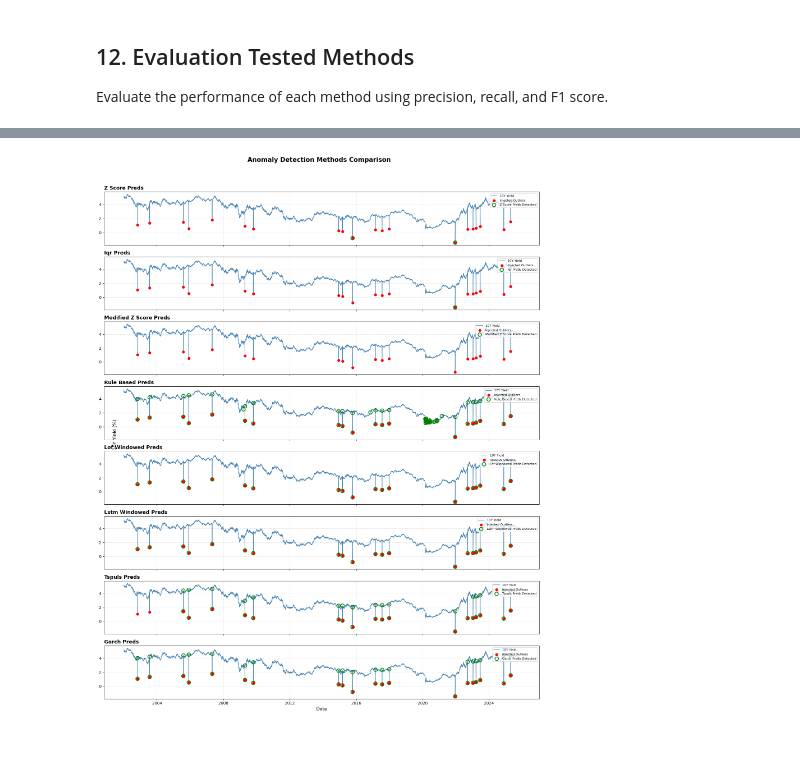
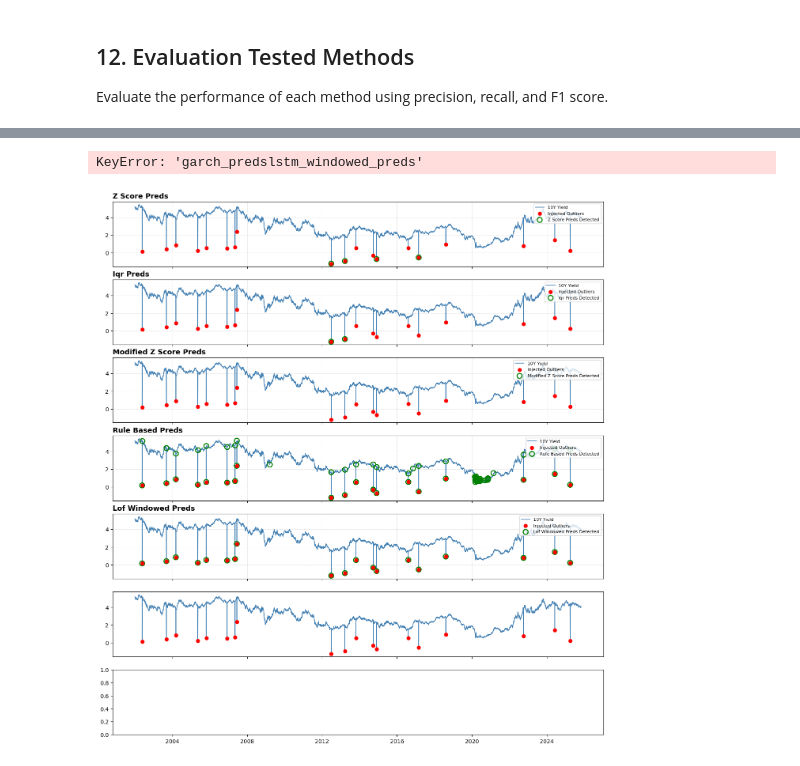
Before and after one commit to Merijn68/outlier-detection, a Jupyter notebook: notebooks/market_data_outlier_detection.ipynb, the cells around one changed output, grey strips where cells are left out. Saved outputs shown, nothing was run; the diff lists cells and outputs as text; code cells hidden in the pictures.

```diff
--- a/notebooks/market_data_outlier_detection.ipynb
+++ b/notebooks/market_data_outlier_detection.ipynb
@@ -603,9 +601,9 @@ methods = [
     'modified_z_score_preds',
     'rule_based_preds',
     'lof_windowed_preds',
+    'garch_preds',
     'lstm_windowed_preds',
     'tspuls_preds',
-    'garch_preds'
 ]
 
 # Create subplots
@@ -614,31 +612,32 @@ fig, axes = plt.subplots(len(methods), 1, figsize=(16, 2.5 * len(methods)), shar
 for i, method in enumerate(methods):
     ax = axes[i]
 
     # Plot base line
     ax.plot(df.index, df['10Y'], color='steelblue', linewidth=1.2, label='10Y Yield')
 
     # Plot injected outliers
     ax.scatter(df.index[df['outlier'] == 1],
                df['10Y'][df['outlier'] == 1],
                color='red', s=40, label='Injected Outliers', zorder=5)
 
     # Plot model detections
     ax.scatter(df.index[df[method] == 1],
                df['10Y'][df[method] == 1],
                facecolors='none', edgecolors='green', s=80, linewidth=1.8,
                label=f'{method.replace("_", " ").title()} Detected', zorder=4)
 
     # Styling
     ax.set_title(method.replace("_", " ").title(), fontsize=13, weight='bold', loc='left')
     ax.grid(color='gray', linestyle='--', linewidth=0.4, alpha=0.4)
     ax.legend(fontsize=8, loc='upper right')
 
 # Shared labels
 axes[-1].set_xlabel("Date", fontsize=12)
 fig.text(0.04, 0.5, "10Y Yield (%)", va='center', rotation='vertical', fontsize=12)
 
 fig.suptitle("Anomaly Detection Methods Comparison", fontsize=16, weight='bold', y=0.995)
 plt.tight_layout(rect=[0, 0, 1, 0.97])
 plt.show()
 # %% [output]
+KeyError: 'garch_predslstm_windowed_preds'
-[figure, old version]
+[figure, new version]
```
Also changed, not shown: parts of 7 cells of this notebook.
